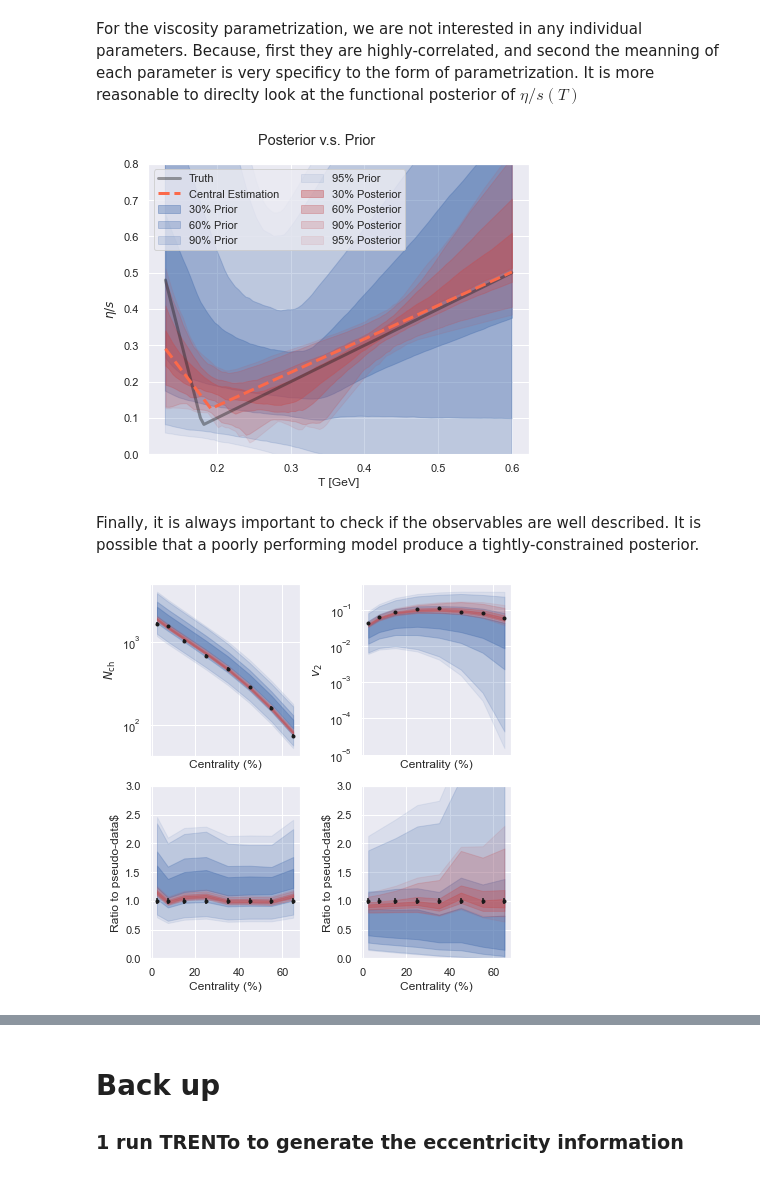
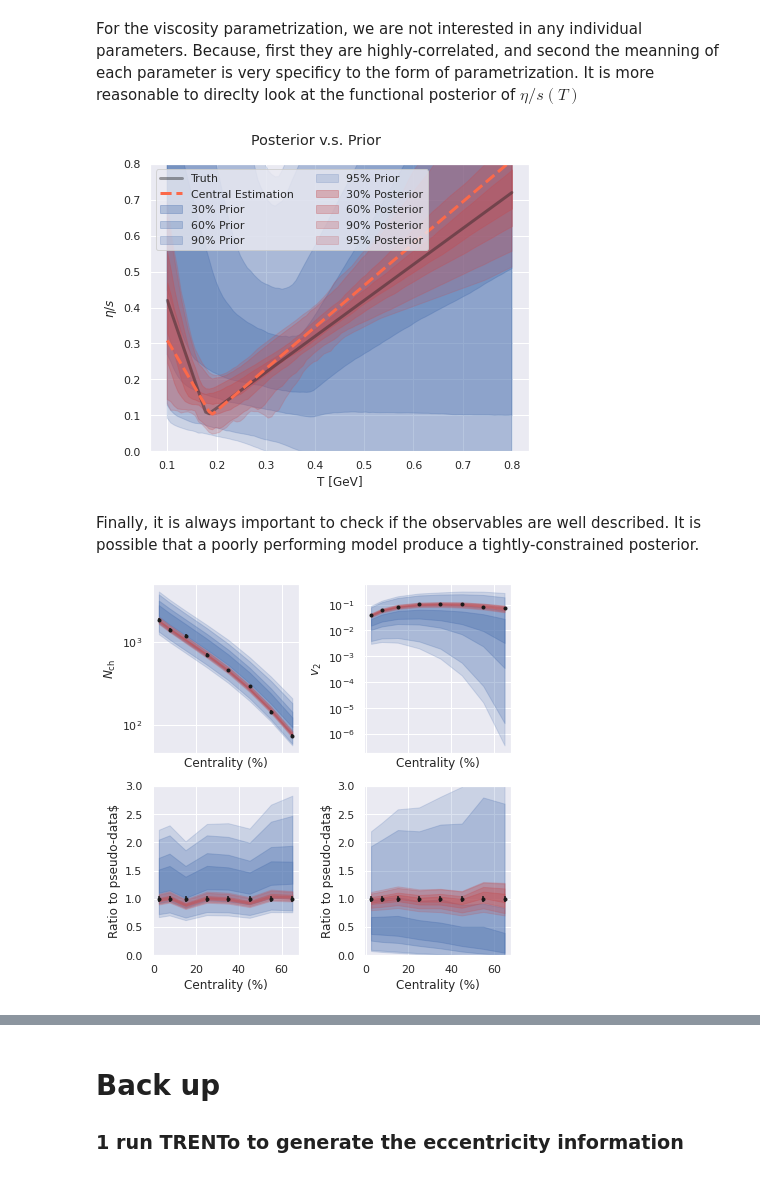
Before and after one commit to JETSCAPE/SummerSchool2021, a Jupyter notebook: Jul28_29_BayesianSoftExample/BayesForSimpleModel.ipynb, the cells around one changed output, grey strips where cells are left out. Drawn from its saved outputs; the diff is of its cells as text; code cells hidden in the pictures.

```diff
--- a/Jul28_29_BayesianSoftExample/BayesForSimpleModel.ipynb
+++ b/Jul28_29_BayesianSoftExample/BayesForSimpleModel.ipynb
@@ -417,11 +448,12 @@ In this exercises, we use the so-called "Pseudodata". Pseudodata uses the model
 # %%
 #### Block 18 #### Please refer to this number in your questions
 # Pseudo data generated with "true" parameters
-true_values = np.array([9.0, 0.08, 1, 8, 0.18])
+true_values = np.array([9.0, 0.1, 1, 4, 0.18])
 y_exp = np.concatenate( ToyModel(true_values) )
 
 # Put in statistical flucuation in the Pseudodata
 stat_level = 0.05
+np.random.seed(5)
 y_exp *= (1. + np.random.normal(0,stat_level,len(y_exp)))
 
 # But we know there is a 5% stat uncertainty
@@ -514,16 +546,17 @@ def mvn_loglike(y, cov):
 # Covariance truncation error from PC is not yet included
 def log_posterior(model_parameters):
     mn, var = predict_observables(model_parameters)
-    delta_y = mn - y_exp.reshape(1,-1)
+    delta_y = mn - y_exp
     delta_y = delta_y.flatten()
     total_var = var + y_exp_variance
     return log_prior(model_parameters) + mvn_loglike(delta_y,total_var)
 # %% [markdown]
 ### 4.3: Draw random samples according to the posterior distribution using the Markov-chain Monte-Carlo (MCMC) method
 # %%
+## deactivate Burn option
+
 #### Block 22 #### Please refer to this number in your questions
-do_mcmc = False
-Burn = True
+do_mcmc = True
 nwalkers = 10*Xdim  # number of MCMC walkers
 nburn = 500 # "burn-in" period to let chains stabilize
 nsteps = 2000  # number of MCMC steps to take
@@ -536,13 +569,11 @@ if do_mcmc==True:
     print("MCMC sampling using emcee (affine-invariant ensamble sampler) with {0} walkers".format(nwalkers))
     with Pool() as pool:
         sampler = emcee.EnsembleSampler(nwalkers, Xdim, log_posterior)
-        if Burn==True:
-            print('burn in sampling started')
-            print('burn was true, going to burnin')
-            pos = sampler.run_mcmc(starting_guesses, nburn, progress=True, store=True)
-            print("Mean acceptance fraction: {0:.3f} (in total {1} steps)".format(
+        print('burn in sampling started')
+        pos = sampler.run_mcmc(starting_guesses, nburn, progress=True, store=True)
+        print("Mean acceptance fraction: {0:.3f} (in total {1} steps)".format(
                         np.mean(sampler.acceptance_fraction), nwalkers*nburn))
-            print('Burn in completed.')
+        print('Burn in completed.')
         print("Now running the samples")
         sampler.run_mcmc(initial_state=None, nsteps=nsteps, progress=True, tune=False)
         print("Mean acceptance fraction: {0:.3f} (in total {1} steps)".format(
@@ -585,7 +621,7 @@ if USE_MAP:
                                     tol=1e-9,
                                     ).x
 else:
-    parameters0 = [np.quantile(it,0.5) for it in samples.T]
+    parameters0 = [np.percentile(it,50) for it in samples.T]
 # %% [markdown]
 Plot the posterior distribution (single-parameer, and joint two-parameter distributions) along with the true values and central estimations.
 # %%
@@ -622,41 +658,41 @@ save_fig("Posterior_of_parameters")
 For the viscosity parametrization, we are not interested in any individual parameters. Because, first they are highly-correlated, and second the meanning of each parameter is very specificy to the form of parametrization. It is more reasonable to direclty look at the functional posterior of $\eta/s(T)$
 # %%
 #### Block 25 #### Please refer to this number in your questions
-Tt = np.linspace(0.13, 0.6, 100)
+Tt = np.linspace(0.1, .8, 100)
 Nsamples = 10000
 Nthin = samples_df.size//Nsamples
 # prior samples of eta/s(T)
 prior_etas = np.array([
         etas(Tt, row[1:]) for row in ((ranges[:,1]-ranges[:,0])*np.random.rand(Nsamples,Xdim)+ranges[:,0])
 ])
 # posterior samples of eta/s(T)
 posterior_etas = np.array([
         etas(Tt, row[1:]) for row in samples_df.iloc[::Nthin,:].values
 ])
 
 fig, ax = plt.subplots(nrows=1, ncols=1, figsize=(6,5), sharex=False, sharey=False, constrained_layout=True)
 fig.suptitle("Posterior v.s. Prior", wrap=True)
 # plot prior, display 30%, 60%, 90%, and 100% credible limits
 CLbins = [30,60,90, 95]
-for CL, opacity in zip(CLbins, [.4,.3,.2,.1]):
+for CL, opacity in zip(CLbins, [.35,.3,.25,.2]):
     lower, upper = np.percentile(prior_etas, [50-CL/2., 50+CL/2.], axis=0)
     ax.fill_between(Tt,lower, upper,color=sns.color_palette()[0], alpha=opacity, label='{:d}% Prior'.format(CL))
 # plot posterior, display 30%, 60%, and 90% credible limits
 CLbins = [30,60,90, 95]
-for CL, opacity in zip(CLbins, [.4,.3,.2,.1]):
+for CL, opacity in zip(CLbins, [.35,.3,.25,.2]):
     lower, upper = np.percentile(posterior_etas, [50-CL/2., 50+CL/2.], axis=0)
     ax.fill_between(Tt,lower, upper,color=sns.color_palette()[3], alpha=opacity, label='{:d}% Posterior'.format(CL))
 
 ax.plot(Tt, etas(Tt, true_values[1:]),'k-', lw=3, label='Truth', alpha=.4)
 ax.plot(Tt, etas(Tt, parameters0[1:]),'--', color=plt.cm.Reds(.5), lw=3, label='Central Estimation')
 
 ax.legend(loc='upper left', ncol=2)
 ax.set_ylim(0,.8)
 ax.set_xlabel('T [GeV]')
 ax.set_ylabel('$\eta/s$')
 save_fig("Posterior_of_eta_s")
 # %% [output]
-[figure, old version]
+[figure, new version]
 # %% [markdown]
 Finally, it is always important to check if the observables are well described.
 It is possible that a poorly performing model produce a tightly-constrained posterior.
@@ -678,7 +714,7 @@ CLbins = [30,60,90, 95]
 for isample, ilabel, color in zip([prior_obs, posterior_obs],
                                ['prior','posterior'],
                                [sns.color_palette()[0], sns.color_palette()[3]]):
-    for CL, opacity in zip(CLbins, [.4, .3, .2, .1]):
+    for CL, opacity in zip(CLbins, [.35, .3, .25, .2]):
         label = '{:d}% {}'.format(CL, ilabel)
         lower, upper = np.percentile(isample, [50-CL/2., 50+CL/2.], axis=0)
         axes[0,0].fill_between(cen, lower[:Nc], upper[:Nc], color=color, alpha=opacity, label=label)
@@ -706,4 +742,4 @@ axes[1,1].set_ylim(0,3)
 plt.tight_layout(True)
 save_fig("Posterior_validation")
 # %% [output]
-[figure, old version]
+[figure, new version]
```
Also changed, not shown: parts of 22 cells of this notebook, 19 other files.
